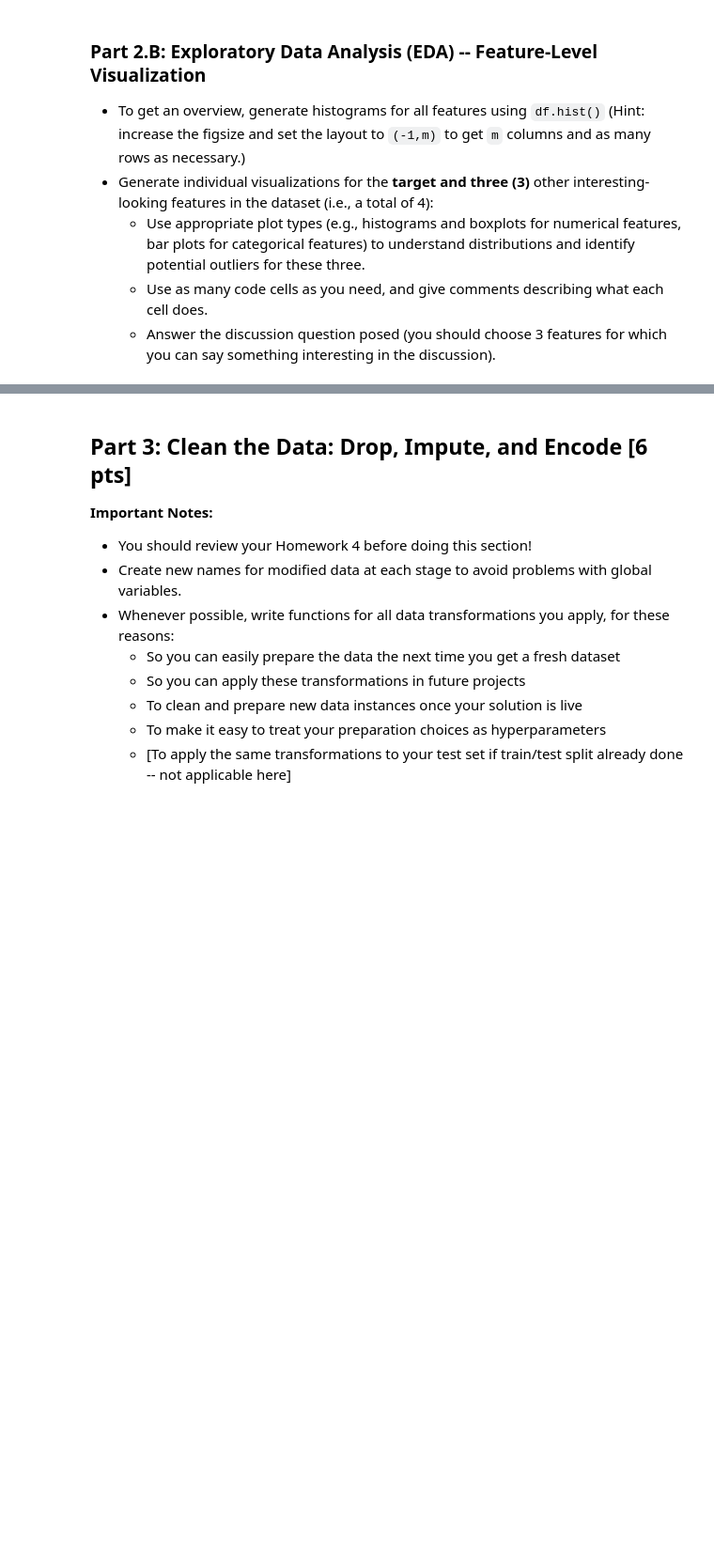
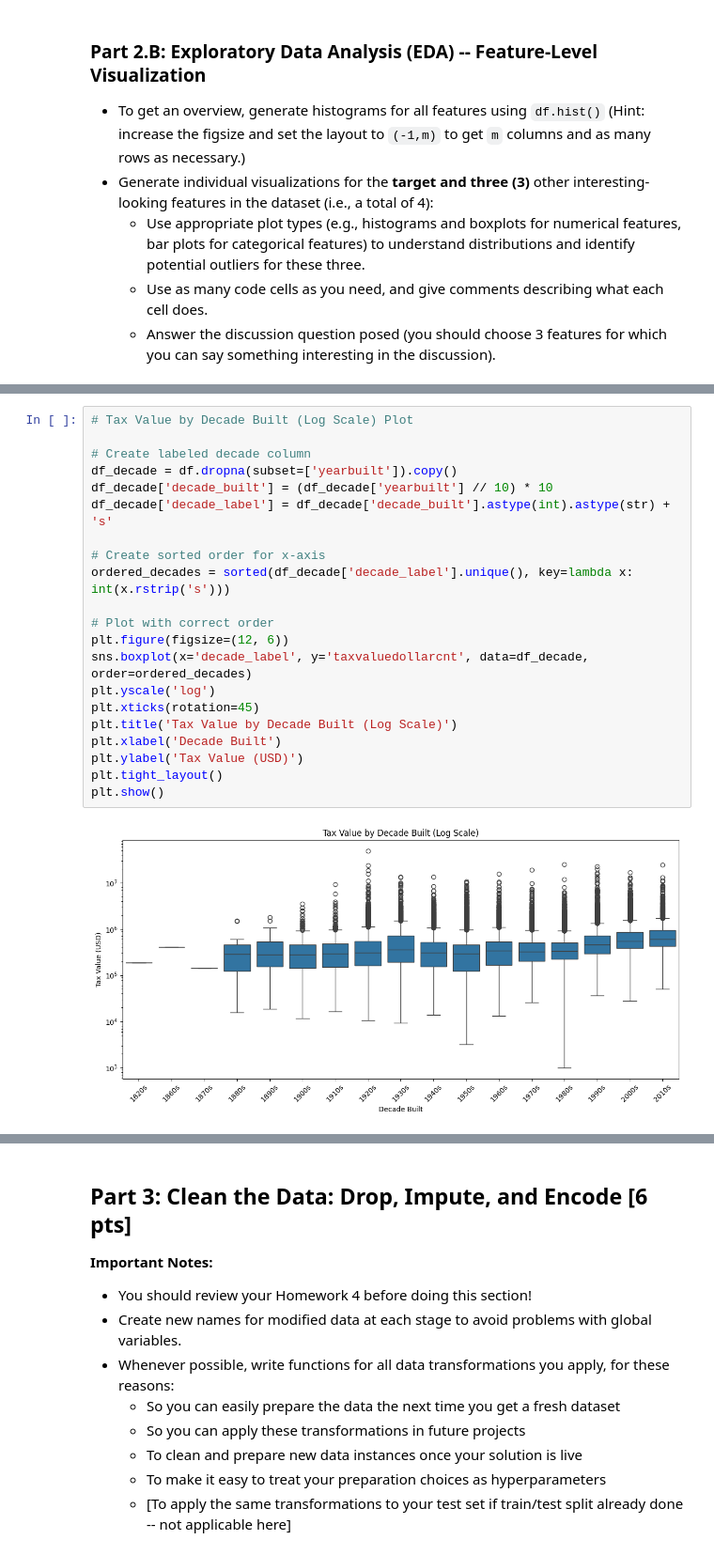
Before and after one commit to tbeerio/DX603-Milestone-1, a Jupyter notebook: Milestone_01.ipynb, the cells around one changed output, grey strips where cells are left out. Shown at 94% size. Cells and saved outputs as stored; diff of their text form; blank space fills up the shorter version.

```diff
--- a/Milestone_01.ipynb
+++ b/Milestone_01.ipynb
@@ -339,0 +382,23 @@ Similarly, features like `latitude`, `longitude`, and `regionidneighborhood` hav
+# %%
+# Tax Value by Decade Built (Log Scale) Plot
+
+# Create labeled decade column
+df_decade = df.dropna(subset=['yearbuilt']).copy()
+df_decade['decade_built'] = (df_decade['yearbuilt'] // 10) * 10
+df_decade['decade_label'] = df_decade['decade_built'].astype(int).astype(str) + 's'
+
+# Create sorted order for x-axis
+ordered_decades = sorted(df_decade['decade_label'].unique(), key=lambda x: int(x.rstrip('s')))
+
+# Plot with correct order
+plt.figure(figsize=(12, 6))
+sns.boxplot(x='decade_label', y='taxvaluedollarcnt', data=df_decade, order=ordered_decades)
+plt.yscale('log')
+plt.xticks(rotation=45)
+plt.title('Tax Value by Decade Built (Log Scale)')
+plt.xlabel('Decade Built')
+plt.ylabel('Tax Value (USD)')
+plt.tight_layout()
+plt.show()
+# %% [output]
+[figure, added]
```
Also changed, not shown: parts of 7 cells of this notebook.
